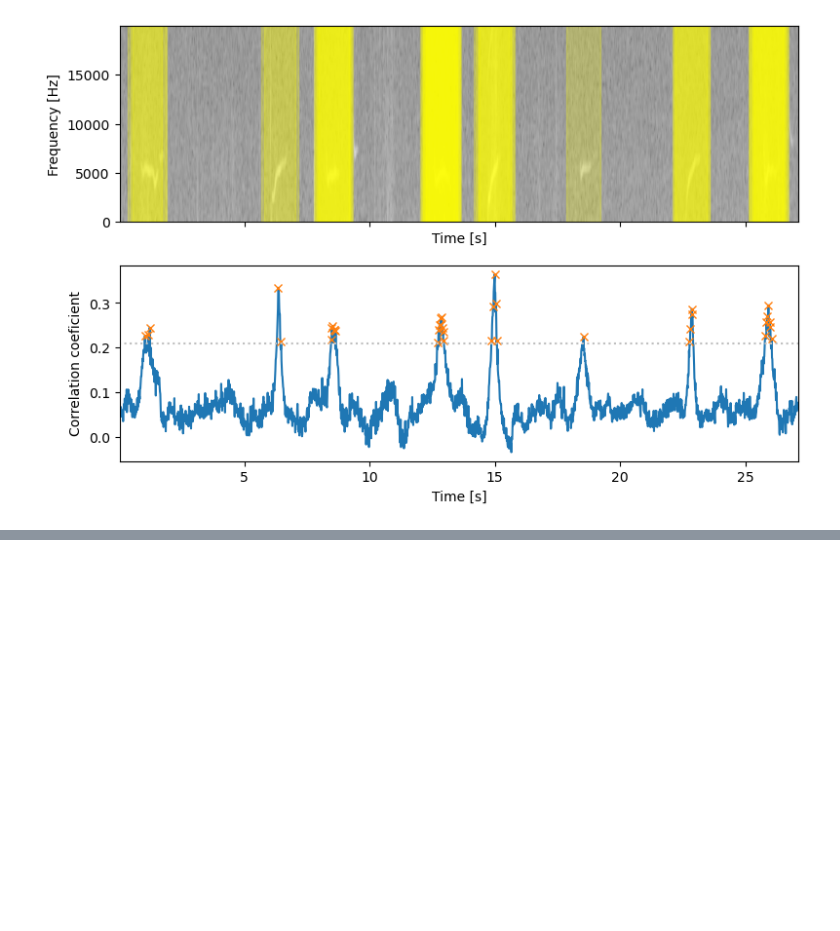
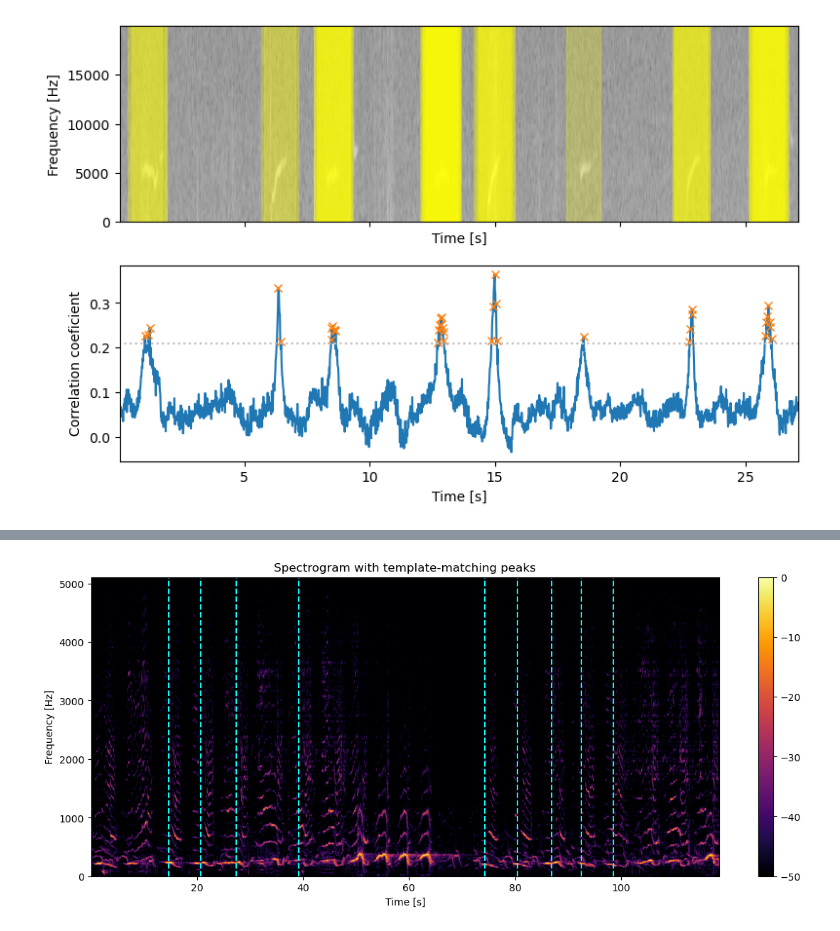
Before and after one commit to oceanhackweek/RiptideRemix, a Jupyter notebook: contributor_folders/mattie/initial_clip_selection.ipynb, the cells around one changed output, grey strips where cells are left out. Drawn from its saved outputs; the diff is of its cells as text; code cells hidden in the pictures; blank space fills up the shorter version.

```diff
--- a/contributor_folders/mattie/initial_clip_selection.ipynb
+++ b/contributor_folders/mattie/initial_clip_selection.ipynb
@@ -86,0 +128,14 @@ rois.template_matching(
+# %%
+fig, ax = plt.subplots(figsize=(12, 5))
+util.plot2d(Sxx_target_dB, extent=ext_target, ax=ax, cmap='inferno', vmin=-50, vmax=0)
+ax.set_title("Spectrogram with template-matching peaks")
+ax.set_xlabel("Time [s]")
+ax.set_ylabel("Frequency [Hz]")
+
+# Overlay vertical lines at detected peaks
+for t in peak_times:
+    ax.axvline(t, color='cyan', linestyle='--', linewidth=1.5)
+
+plt.show()
+# %% [output]
+[figure, added]
```
Also changed, not shown: parts of 7 cells of this notebook, 12 other files.
